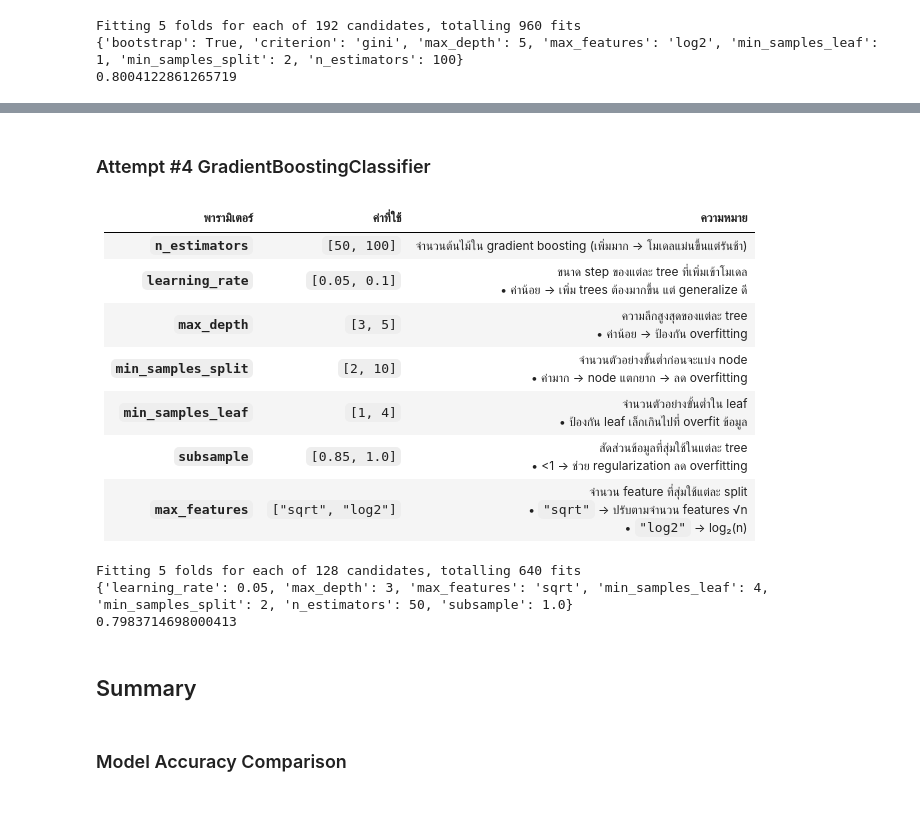
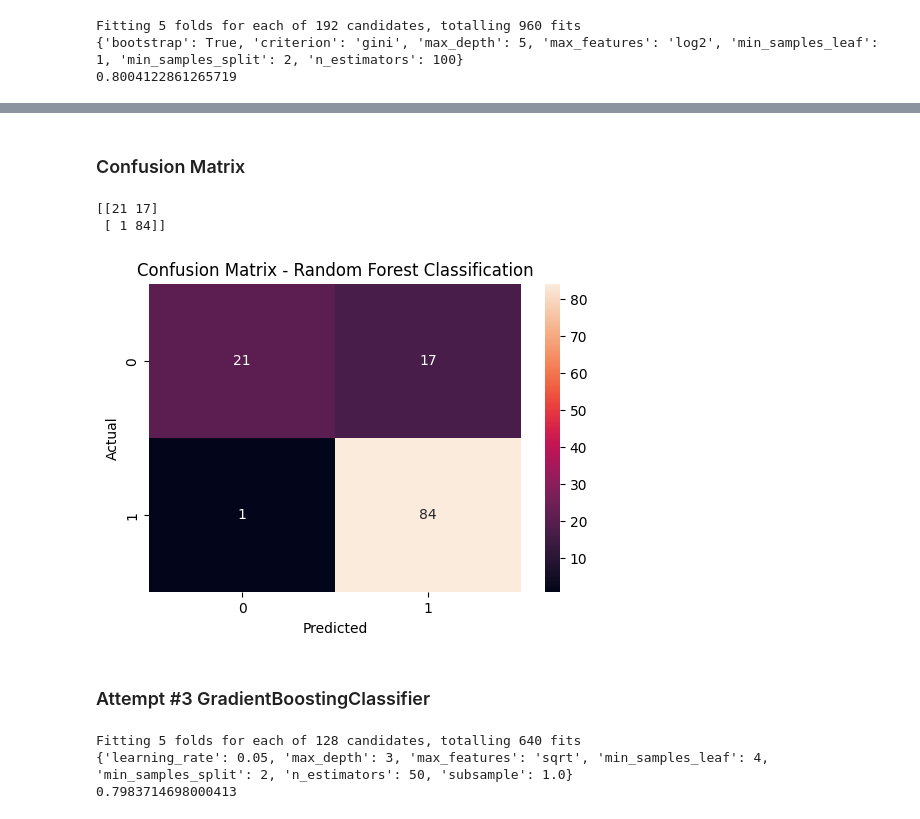
Before and after one commit to MomorioUHT/Data-Machine-Learning, a Jupyter notebook: LoanMachineLearning.ipynb, the cells around one changed output, grey strips where cells are left out. Saved outputs shown, nothing was run; the diff lists cells and outputs as text; code cells hidden in the pictures.

```diff
--- a/LoanMachineLearning.ipynb
+++ b/LoanMachineLearning.ipynb
@@ -207,0 +254,4 @@ Fitting 5 folds for each of 192 candidates, totalling 960 fits
+# %%
+rf_y_pred = rf_model.predict(X_test)
+rf_acc = accuracy_score(y_test, rf_y_pred)
+print(rf_acc)
@@ -208,15 +274,22 @@ Fitting 5 folds for each of 192 candidates, totalling 960 fits
+# %% [markdown]
+### Confusion Matrix
+# %%
+rf_cf = confusion_matrix(y_test, rf_y_pred)
+print(rf_cf)
+# %% [output]
+[[21 17]
+ [ 1 84]]
+# %%
+fig, ax = plt.subplots(figsize=(6,4))
+sns.heatmap(rf_cf, annot=True)
+plt.xlabel("Predicted")
+plt.ylabel("Actual")
+plt.title("Confusion Matrix - Random Forest Classification")
+plt.show()
+# %% [output]
+[figure, added]
 # %% [markdown]
-### Attempt #4 GradientBoostingClassifier
+### Attempt #3 GradientBoostingClassifier
-# %% [markdown]
-| พารามิเตอร์             | ค่าที่ใช้                | ความหมาย                                                                                                                             |
-| ----------------------- | ------------------------ | ------------------------------------------------------------------------------------------------------------------------------------ |
-| **`n_estimators`**      | `[50, 100]`         | จำนวนต้นไม้ใน gradient boosting (เพิ่มมาก → โมเดลแม่นขึ้นแต่รันช้า)                                                                  |
-| **`learning_rate`**     | `[0.05, 0.1]`      | ขนาด step ของแต่ละ tree ที่เพิ่มเข้าโมเดล <br>• ค่าน้อย → เพิ่ม trees ต้องมากขึ้น แต่ generalize ดี                                  |
-| **`max_depth`**         | `[3, 5]`              | ความลึกสูงสุดของแต่ละ tree <br>• ค่าน้อย → ป้องกัน overfitting                                                                       |
-| **`min_samples_split`** | `[2, 10]`             | จำนวนตัวอย่างขั้นต่ำก่อนจะแบ่ง node <br>• ค่ามาก → node แตกยาก → ลด overfitting                                                      |
-| **`min_samples_leaf`**  | `[1, 4]`              | จำนวนตัวอย่างขั้นต่ำใน leaf <br>• ป้องกัน leaf เล็กเกินไปที่ overfit ข้อมูล                                                          |
-| **`subsample`**         | `[0.85, 1.0]`       | สัดส่วนข้อมูลที่สุ่มใช้ในแต่ละ tree <br>• <1 → ช่วย regularization ลด overfitting                                                    |
-| **`max_features`**      | `["sqrt", "log2"]` | จำนวน feature ที่สุ่มใช้แต่ละ split <br>• `"sqrt"` → ปรับตามจำนวน features √n <br>• `"log2"` → log₂(n)
 # %%
 from sklearn.ensemble import GradientBoostingClassifier
 
@@ -251,5 +324,3 @@ print(grid_search_gbc.best_score_)
 Fitting 5 folds for each of 128 candidates, totalling 640 fits
 {'learning_rate': 0.05, 'max_depth': 3, 'max_features': 'sqrt', 'min_samples_leaf': 4, 'min_samples_split': 2, 'n_estimators': 50, 'subsample': 1.0}
 0.7983714698000413
-# %% [markdown]
-## Summary
@@ -266,2 +326,0 @@ models = {
-# %% [markdown]
-### Model Accuracy Comparison
```
Also changed, not shown: parts of 36 cells of this notebook.
